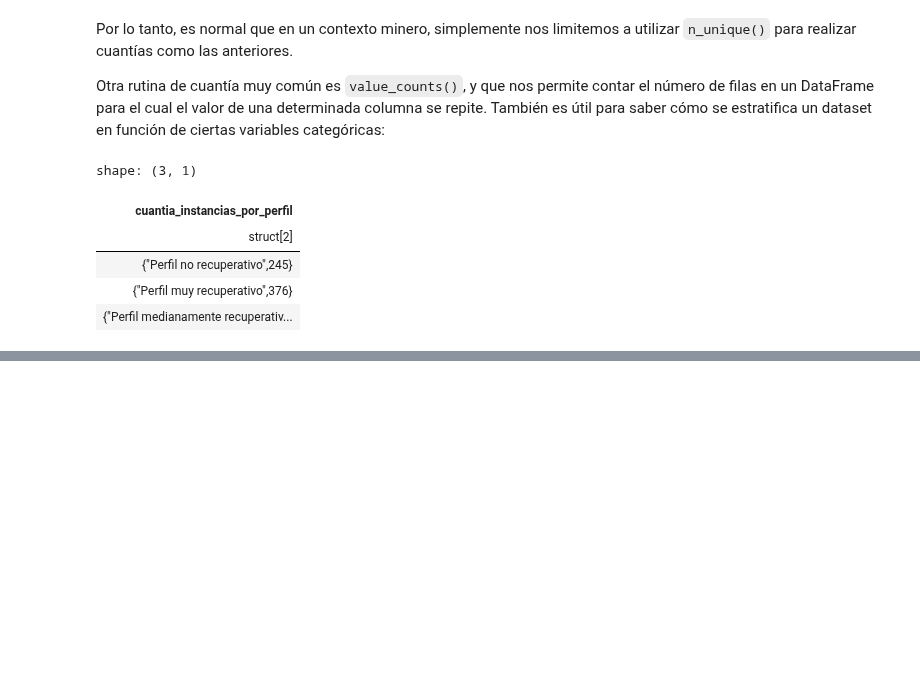
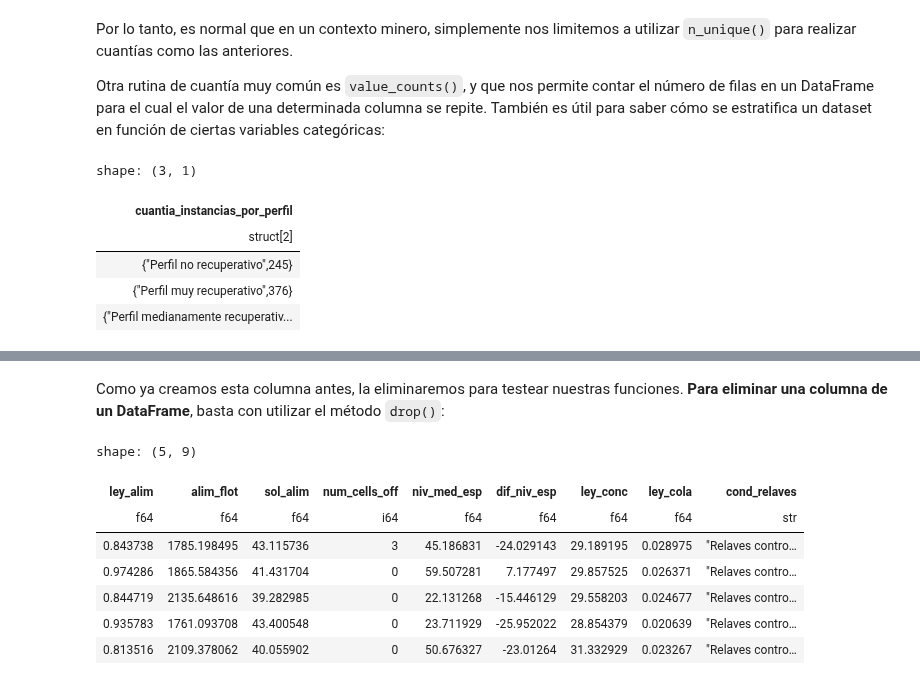
Before and after one commit to rquezadac/udd_data_analytics_lectures, a Jupyter notebook: Sección 5 - Introducción a Polars/clase_5_2.ipynb, the cells around one changed output, grey strips where cells are left out. Saved outputs shown, nothing was run; the diff lists cells and outputs as text; code cells hidden in the pictures; blank space fills up the shorter version.

```diff
--- a/Sección 5 - Introducción a Polars/clase_5_2.ipynb
+++ b/Sección 5 - Introducción a Polars/clase_5_2.ipynb
@@ -768,0 +842,17 @@ La expresión `value_counts()` retorna un DataFrame con un mapeo de las cuantía
+# %% [markdown]
+Como ya creamos esta columna antes, la eliminaremos para testear nuestras funciones. **Para eliminar una columna de un DataFrame**, basta con utilizar el método `drop()`:
+# %%
+# Eliminamos la columna "perfil_niveles".
+df_flot = df_flot.drop("perfil_niveles")
+# %%
+# Chequeamos que esta columna ya no existe imprimiendo en pantalla nuestro DataFrame.
+df_flot.head()
+# %% [output]
+shape: (5, 9)
+| ley_alim | alim_flot | sol_alim | num_cells_off | niv_med_esp | dif_niv_esp | ley_conc | ley_cola | cond_relaves |
+| f64 | f64 | f64 | i64 | f64 | f64 | f64 | f64 | str |
+| 0.843738 | 1785.198495 | 43.115736 | 3 | 45.186831 | -24.029143 | 29.189195 | 0.028975 | "Relaves contro… |
+| 0.974286 | 1865.584356 | 41.431704 | 0 | 59.507281 | 7.177497 | 29.857525 | 0.026371 | "Relaves contro… |
+| 0.844719 | 2135.648616 | 39.282985 | 0 | 22.131268 | -15.446129 | 29.558203 | 0.024677 | "Relaves contro… |
+| 0.935783 | 1761.093708 | 43.400548 | 0 | 23.711929 | -25.952022 | 28.854379 | 0.020639 | "Relaves contro… |
+| 0.813516 | 2109.378062 | 40.055902 | 0 | 50.676327 | -23.01264 | 31.332929 | 0.023267 | "Relaves contro… |
```
Also changed, not shown: parts of 60 cells of this notebook, 1 other file.
